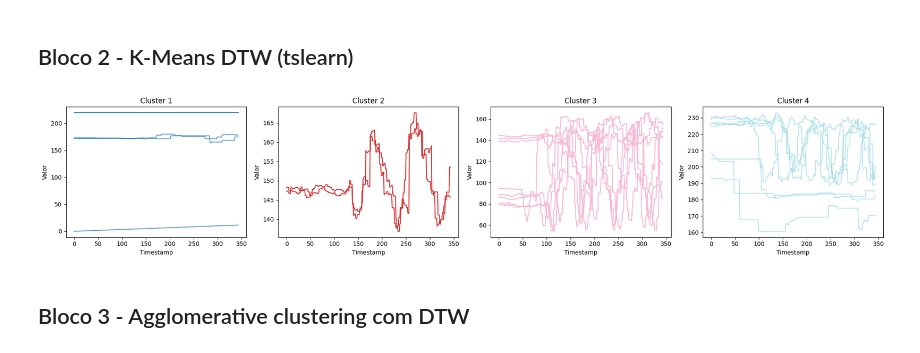
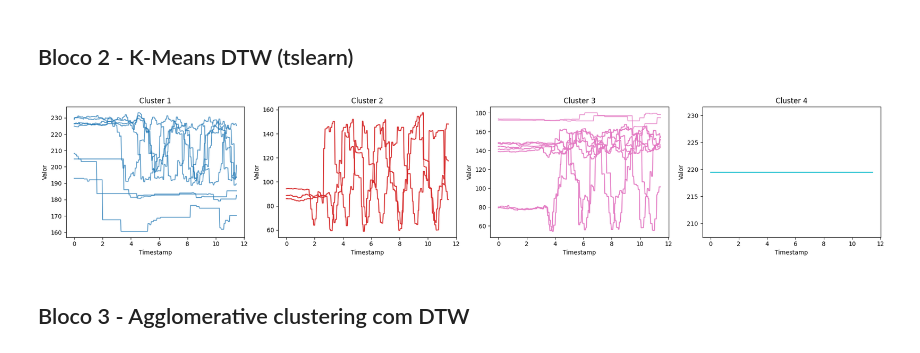
Before and after one commit to Yamakasuki/IC_Bros, a Jupyter notebook: notebooks/exploracao/testeMetodosCluster.ipynb, the cells around one changed output. Cells and saved outputs as stored; diff of their text form; code cells hidden in the pictures.

Commit message:
Adicionando os métodos de clusterização

```diff
--- a/notebooks/exploracao/testeMetodosCluster.ipynb
+++ b/notebooks/exploracao/testeMetodosCluster.ipynb
@@ -166,39 +224,23 @@ plt.show()
 ## Bloco 2 - K-Means DTW (tslearn)
 # %%
 data = df_original.copy()
+
+timestamp,series= separadataset(data)
 # Preparar dados: converter para numpy array 3D (samples, timesteps, dim=1)
-X_ts = data.values.astype(float)
+
+X_ts = series.astype(float)
 X_ts = np.expand_dims(X_ts, axis=2)
 
 # Normalizar séries
 scaler = TimeSeriesScalerMeanVariance()
 X_scaled = scaler.fit_transform(X_ts)
 
 n_clusters = 4
 km_dtw = TimeSeriesKMeans(n_clusters=n_clusters, metric="dtw", random_state=42)
-labels = km_dtw.fit_predict(X_scaled)
+clusters = km_dtw.fit_predict(X_scaled)
 
-# Preparar para plotagem
-timestamp = data.columns.values
-k = n_clusters
-cmap = cm.get_cmap('tab20', k)
-
-fig, axes = plt.subplots(1, k, figsize=(5 * k, 4), squeeze=False)
-
-for cluster_id in range(k):
-    ax = axes[0][cluster_id]
-    indices = np.where(labels == cluster_id)[0]
-    color = cmap(cluster_id)
-    for i in indices:
-        # Aqui plotamos os dados originais (não normalizados) para melhor interpretação visual
-        ax.plot(timestamp, data.iloc[i], color=color, alpha=0.7)
-    ax.set_title(f'Cluster {cluster_id+1}')
-    ax.set_xlabel('Timestamp')
-    ax.set_ylabel('Valor')
-
-plt.tight_layout()
-plt.show()
+plot_grafico(series,n_clusters,clusters,timestamp)
 # %% [output]
-[figure, old version]
+[figure, new version]
 # %% [markdown]
 ## Bloco 3 - Agglomerative clustering com DTW
```
Also changed, not shown: parts of 7 cells of this notebook.
